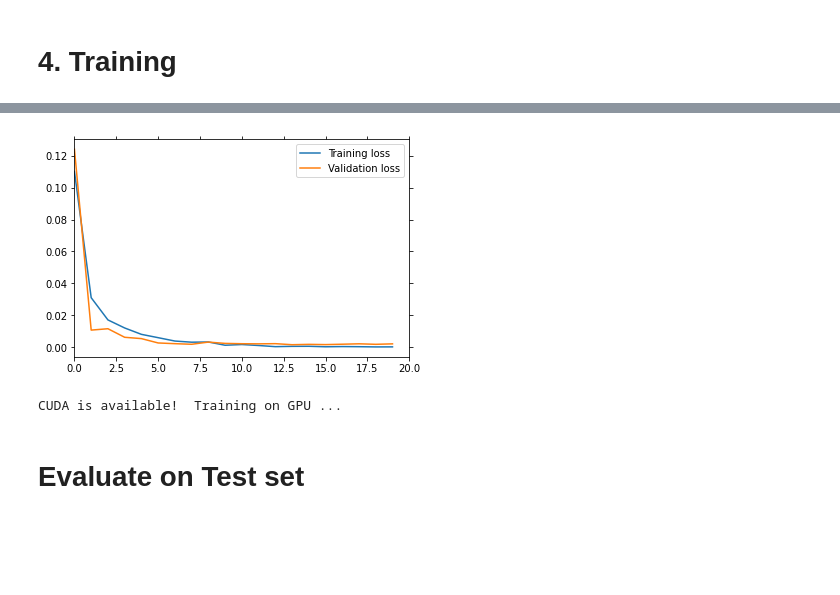
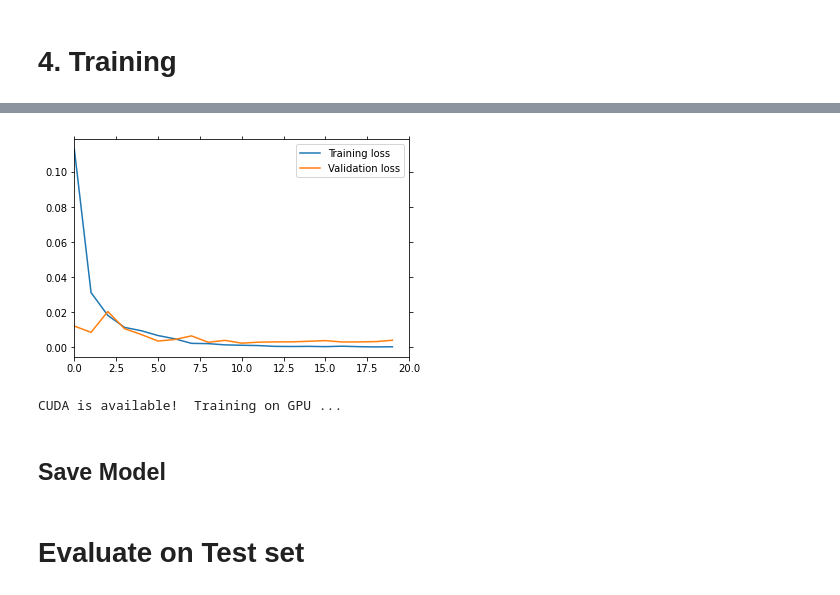
Before and after one commit to shlbatra/TriggerWakeWordDetection, a Jupyter notebook: notebooks/wake_word_detection.ipynb, the cells around one changed output, grey strips where cells are left out. Saved outputs shown, nothing was run; the diff lists cells and outputs as text; code cells hidden in the pictures; blank space fills up the shorter version.

Commit message:
Added zmuv transformation and optimized inference

```diff
--- a/notebooks/wake_word_detection.ipynb
+++ b/notebooks/wake_word_detection.ipynb
@@ -908,6 +934,11 @@ test_dl = tud.DataLoader(test_ds.to_dict(orient='records'),
                   batch_size=batch_size,
                   num_workers=num_workers,
                   collate_fn=process_batch)
+
+zmuv_dl = tud.DataLoader(train_ds.to_dict(orient='records'),
+                  batch_size=1,
+                  num_workers=num_workers,
+                  collate_fn=process_batch)
 # %% [markdown]
 # 3. Model Architecture
 # %%
@@ -1062,3 +1130,12 @@ Estimated Total Size (MB): 1.17
+# %%
+zmuv_transform = ZmuvTransform().to(device)
+if Path("zmuv.pt.bin").exists():
+    zmuv_transform.load_state_dict(torch.load(str("zmuv.pt.bin")))
+else:
+  for idx, batch in enumerate(tqdm(zmuv_dl, desc="Constructing ZMUV")):
+    zmuv_transform.update(batch['audio'].to(device))
+  print(dict(zmuv_mean=zmuv_transform.mean, zmuv_std=zmuv_transform.std))
+  torch.save(zmuv_transform.state_dict(), str("zmuv.pt.bin"))
 # %%
 learning_rate = 0.001
 weight_decay = 0.0
@@ -1116,7 +1193,10 @@ for epoch in mb:
   for batch in progress_bar(train_dl, parent=mb):
     audio_data = batch['audio'].to(device)
     labels = batch['labels'].to(device)
+    # get mel spectograms
     mel_audio_data = audio_transform(audio_data)
+    # do zmuv transform
+    mel_audio_data = zmuv_transform(mel_audio_data)
     predicted_scores = model(mel_audio_data)
     # get loss
     loss = criterion(predicted_scores, labels)
@@ -1145,8 +1225,10 @@ for epoch in mb:
     for batch in progress_bar(dev_dl, parent=mb):
       audio_data = batch['audio'].to(device)
       labels = batch['labels'].to(device)
-
+      # get mel spectograms
       mel_audio_data = audio_transform(audio_data)
+      # do zmuv transform
+      mel_audio_data = zmuv_transform(mel_audio_data)
       predicted_scores = model(mel_audio_data)
       # get loss
       loss = criterion(predicted_scores, labels)
@@ -1182,4 +1264,4 @@ Epoch 19: Training loss 0.0003416337713133544 validation loss 0.0022266721352934
-[figure, old version]
+[figure, new version]
 # %%
 # check if CUDA is available
 train_on_gpu = torch.cuda.is_available()
@@ -1190,3 +1272,5 @@ else:
     print('CUDA is available!  Training on GPU ...')
 # %% [output]
 CUDA is available!  Training on GPU ...
+# %% [markdown]
+## Save Model
```
Also changed, not shown: parts of 21 cells of this notebook.
